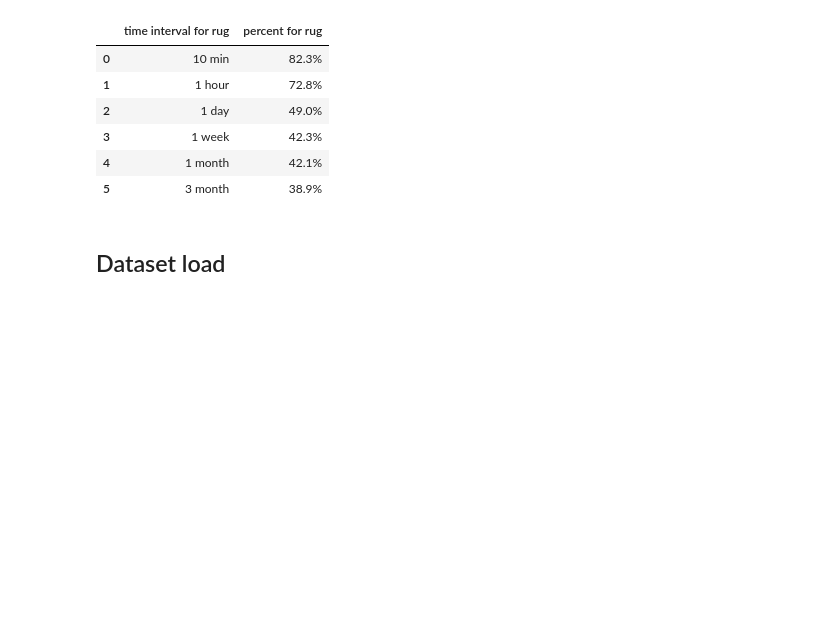
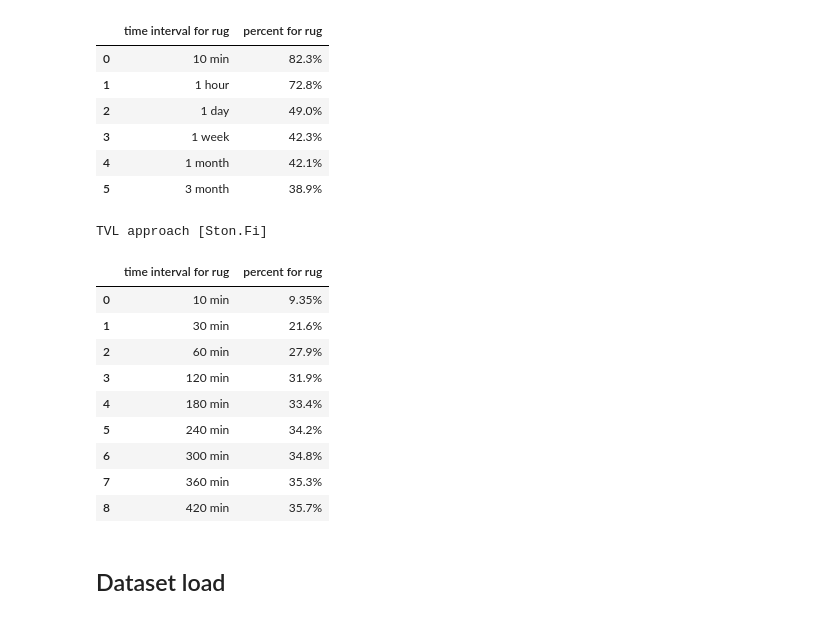
Before and after one commit to YaremusDima/diploma-master, a Jupyter notebook: learn.ipynb, the cells around one changed output. Drawn from its saved outputs; the diff is of its cells as text; code cells hidden in the pictures; blank space fills up the shorter version.

```diff
--- a/learn.ipynb
+++ b/learn.ipynb
@@ -49,6 +67,23 @@ pd.DataFrame(np.array([x,y]).T, columns=['time interval for rug', 'percent for r
 | 3 | 1 week | 42.3% |
 | 4 | 1 month | 42.1% |
 | 5 | 3 month | 38.9% |
+# %%
+x = ['10 min','30 min','60 min','120 min','180 min','240 min','300 min','360 min','420 min']
+y = [f"{i*100:.3}%" for i in [0.09353640815887197, 0.21591948764867339, 0.27894085356008824, 0.3191432108067381, 0.33426618588881113, 0.34233894838813844, 0.3480437005543297, 0.35251062913729075, 0.3566008288036166]]
+print('TVL approach [Ston.Fi]')
+pd.DataFrame(np.array([x,y]).T, columns=['time interval for rug', 'percent for rug'])
+# %% [output]
+TVL approach [Ston.Fi]
+|  | time interval for rug | percent for rug |
+| 0 | 10 min | 9.35% |
+| 1 | 30 min | 21.6% |
+| 2 | 60 min | 27.9% |
+| 3 | 120 min | 31.9% |
+| 4 | 180 min | 33.4% |
+| 5 | 240 min | 34.2% |
+| 6 | 300 min | 34.8% |
+| 7 | 360 min | 35.3% |
+| 8 | 420 min | 35.7% |
 # %% [markdown]
 ## Dataset load
 # %%
```
Also changed, not shown: parts of 6 cells of this notebook.
